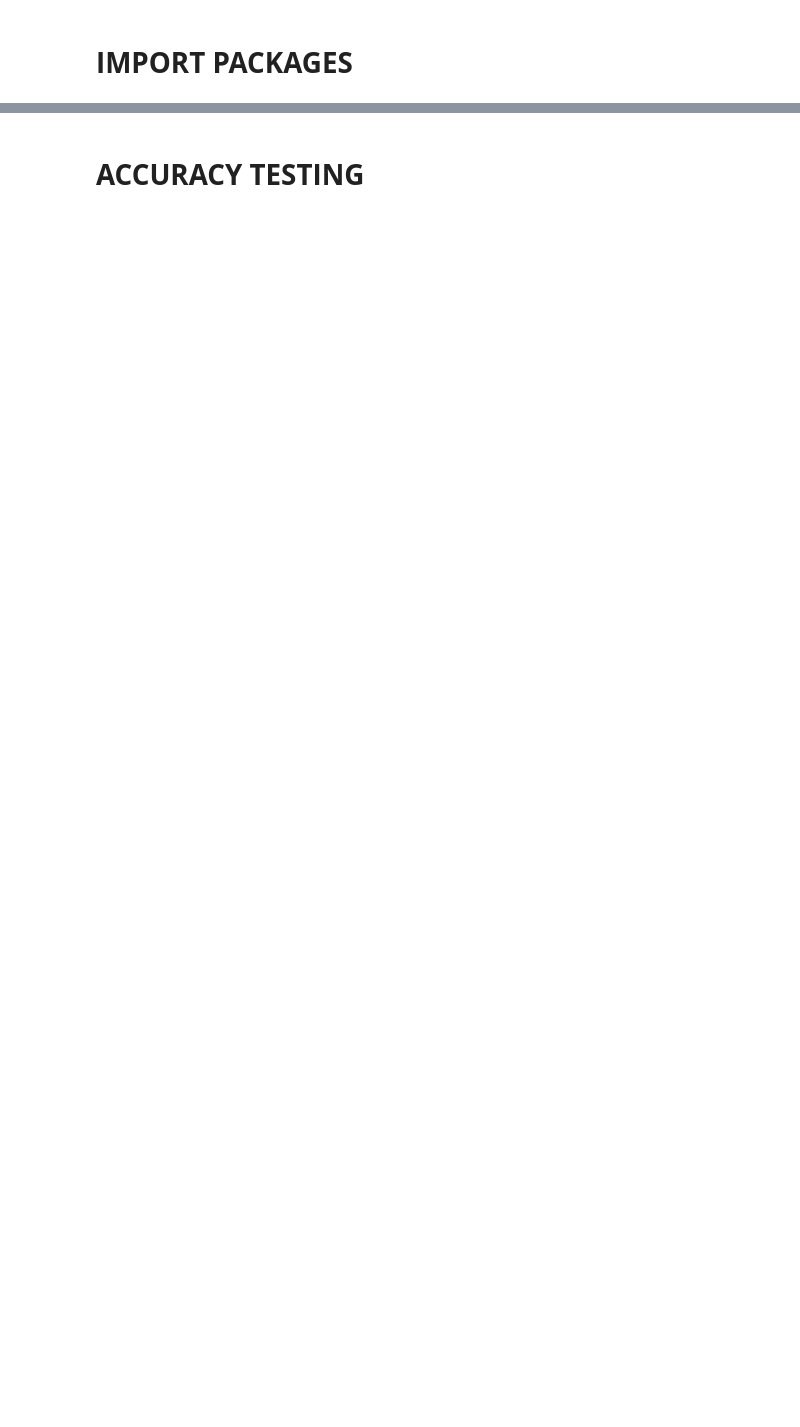
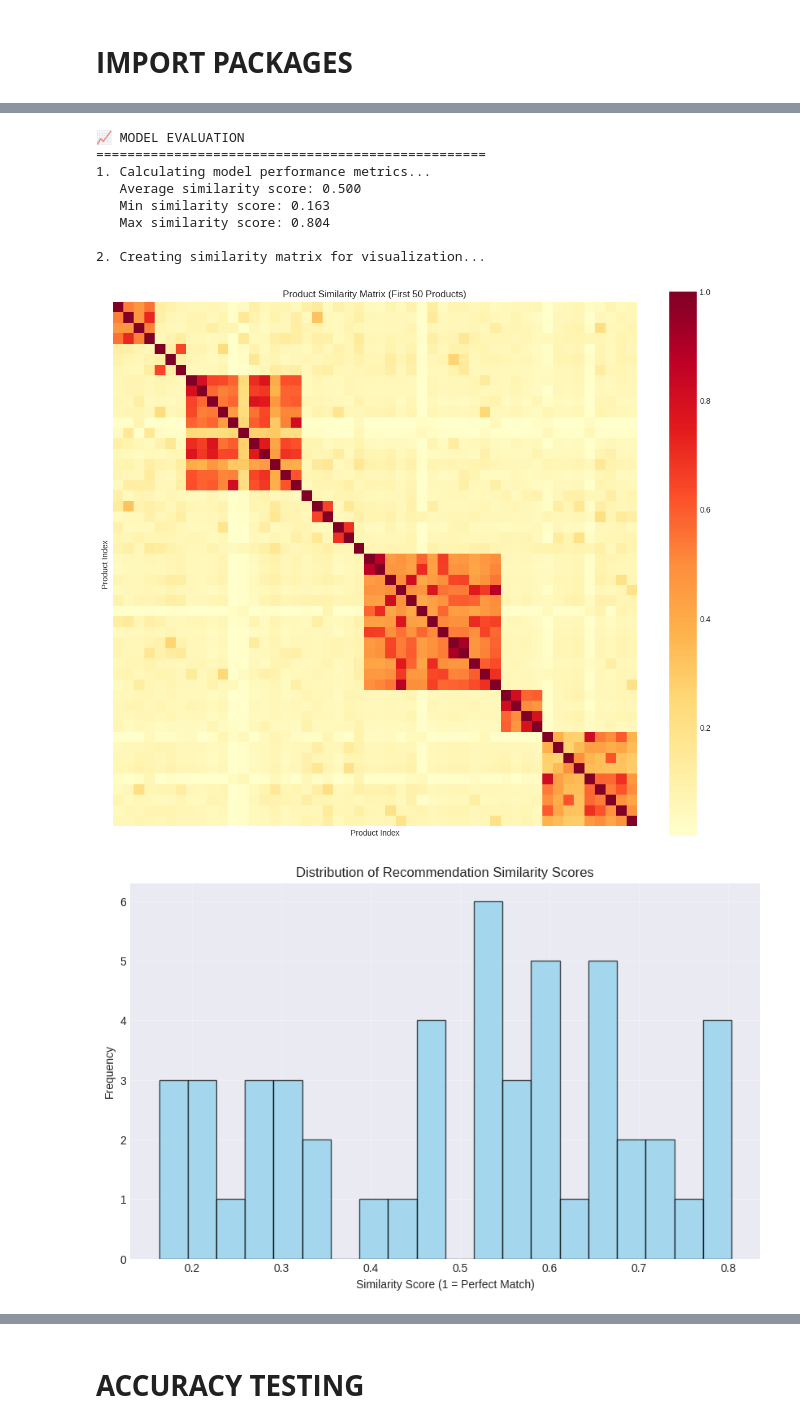
Before and after one commit to Rifthi-tech/ai-recommendation-project-pcp, a Jupyter notebook: AI_Based_Personalized_Product_Recommendation_System.ipynb, the cells around one changed output, grey strips where cells are left out. Saved outputs shown, nothing was run; the diff lists cells and outputs as text; code cells hidden in the pictures; blank space fills up the shorter version.

Commit message:
fix: I face many issue while model training fix that and successfully export the model

```diff
--- a/AI_Based_Personalized_Product_Recommendation_System.ipynb
+++ b/AI_Based_Personalized_Product_Recommendation_System.ipynb
@@ -13 +274,73 @@
+# %%
+# ============================================
+# STEP 6: MODEL EVALUATION
+# ============================================
+
+print("\n📈 MODEL EVALUATION")
+print("=" * 50)
+
+# 6.1 Calculate average similarity scores for recommendations
+print("1. Calculating model performance metrics...")
+
+# Test with sample products
+test_product_ids = df['product_id'].head(20).tolist()
+similarity_scores = []
+
+for pid in test_product_ids[:10]:  # Test first 10
+    try:
+        # Find product index
+        product_idx = df[df['product_id'] == pid].index[0]
+
+        # Get recommendations
+        distances, indices = knn_model.kneighbors(
+            combined_features[product_idx].reshape(1, -1),
+            n_neighbors=6
+        )
+
+        # Convert distances to similarity scores (1 - distance)
+        similarities = 1 - distances[0][1:]  # Exclude the item itself
+        similarity_scores.extend(similarities)
+    except:
+        continue
+
+if similarity_scores:
+    print(f"   Average similarity score: {np.mean(similarity_scores):.3f}")
+    print(f"   Min similarity score: {np.min(similarity_scores):.3f}")
+    print(f"   Max similarity score: {np.max(similarity_scores):.3f}")
+else:
+    print("   Could not calculate similarity scores")
+
+# 6.2 Create similarity matrix for first 50 products (for visualization)
+print("\n2. Creating similarity matrix for visualization...")
+cosine_sim_matrix = cosine_similarity(combined_features[:50])
+
+plt.figure(figsize=(12, 10))
+sns.heatmap(cosine_sim_matrix, cmap='YlOrRd', square=True,
+            xticklabels=False, yticklabels=False)
+plt.title('Product Similarity Matrix (First 50 Products)')
+plt.xlabel('Product Index')
+plt.ylabel('Product Index')
+plt.tight_layout()
+plt.show()
+
+# 6.3 Distribution of similarity scores
+plt.figure(figsize=(10, 6))
+if similarity_scores:
+    plt.hist(similarity_scores, bins=20, edgecolor='black', alpha=0.7, color='skyblue')
+    plt.title('Distribution of Recommendation Similarity Scores')
+    plt.xlabel('Similarity Score (1 = Perfect Match)')
+    plt.ylabel('Frequency')
+    plt.grid(True, alpha=0.3)
+    plt.show()
+# %% [output]
+📈 MODEL EVALUATION
+==================================================
+1. Calculating model performance metrics...
+   Average similarity score: 0.500
+   Min similarity score: 0.163
+   Max similarity score: 0.804
+
+2. Creating similarity matrix for visualization...
+[figure, added]
+[figure, added]
 # %% [markdown]
```
Also changed, not shown: parts of 17 cells of this notebook.
